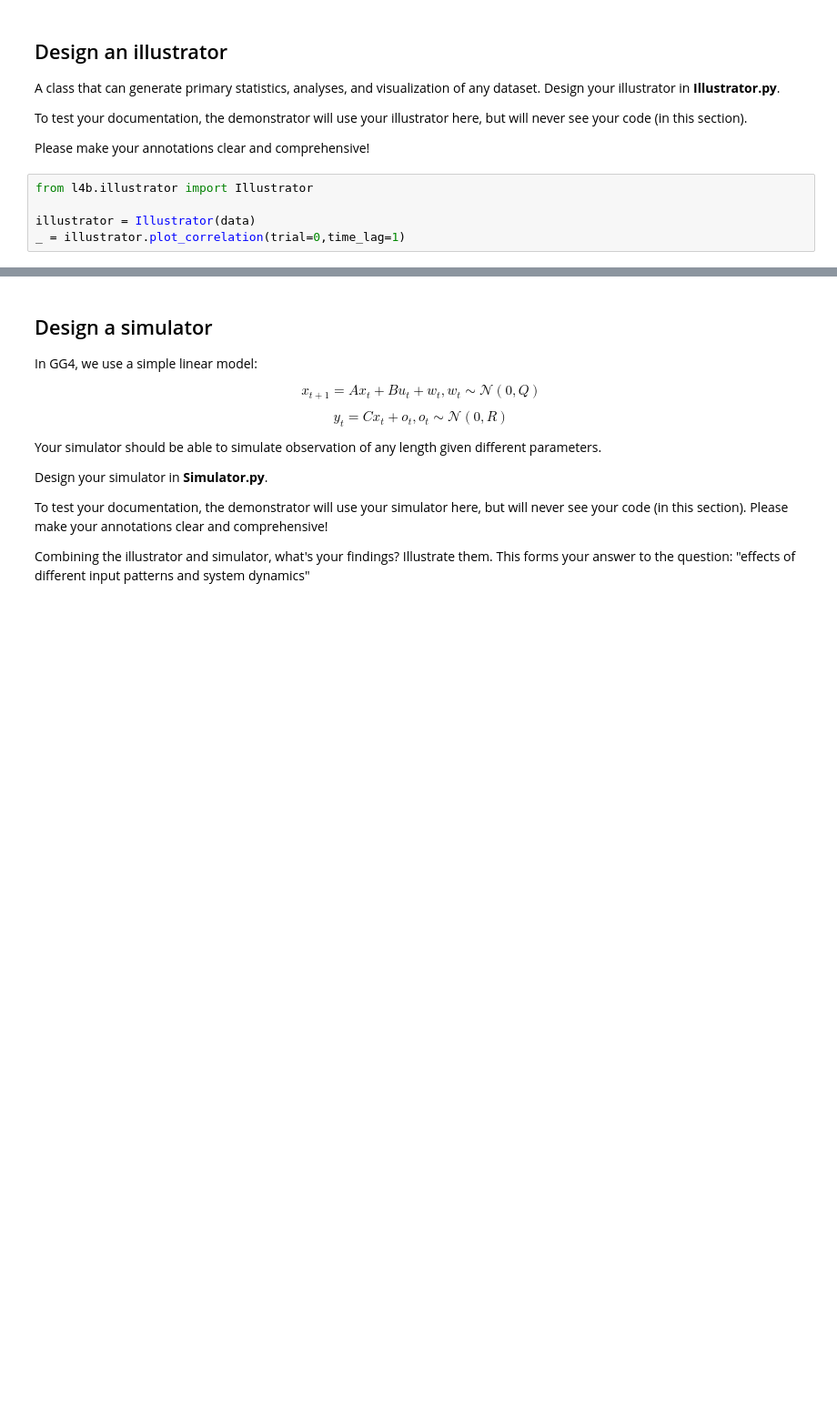
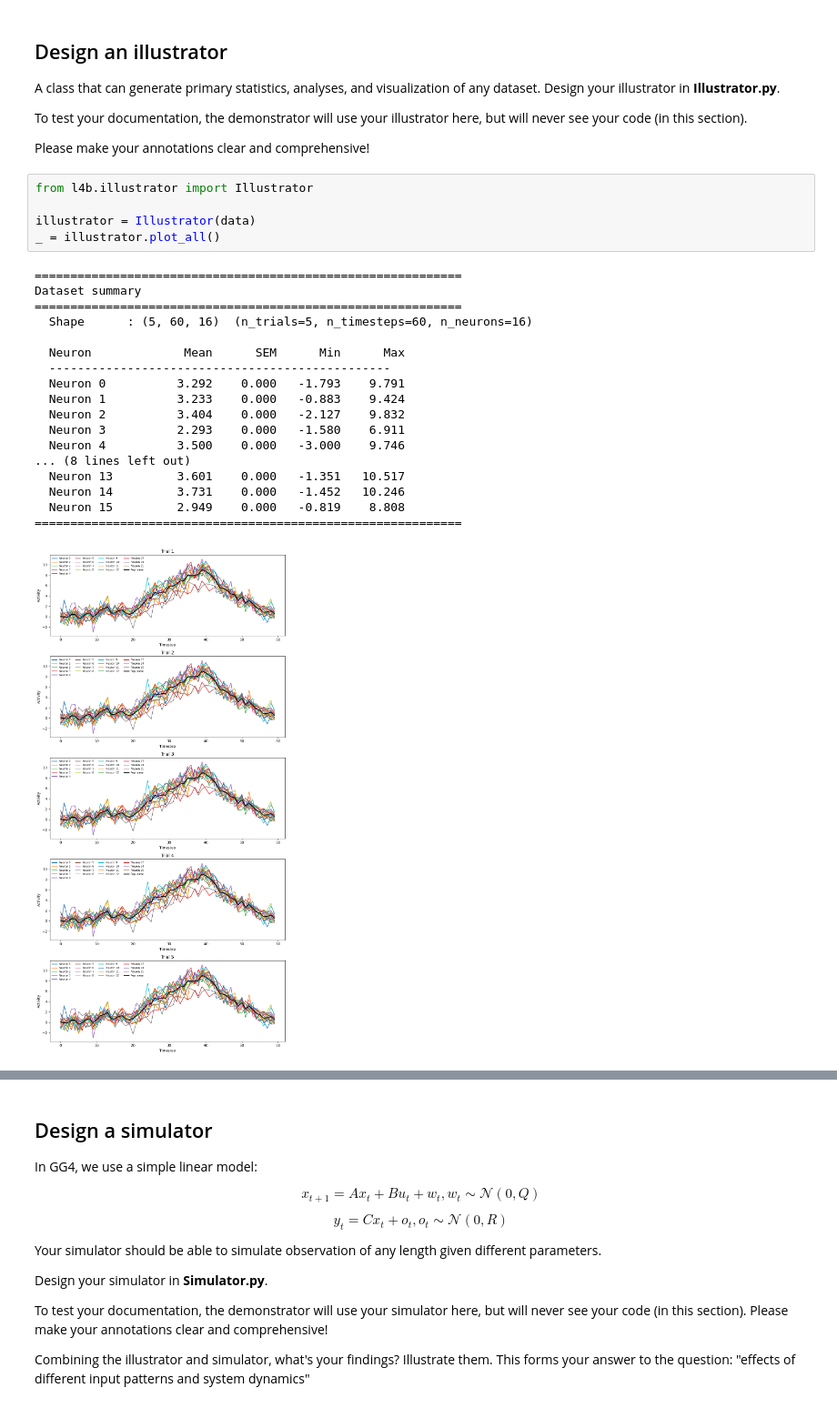
Before and after one commit to 108AM/Neural-Control-with-Adaptive-State-Estimation, a Jupyter notebook: src/week_1/week1.ipynb, the cells around one changed output, grey strips where cells are left out. Shown at 91% size. Drawn from its saved outputs; the diff is of its cells as text; blank space fills up the shorter version.

```diff
--- a/src/week_1/week1.ipynb
+++ b/src/week_1/week1.ipynb
@@ -60,5 +61,24 @@ Please make your annotations clear and comprehensive!
 # %%
 from l4b.illustrator import Illustrator
 
 illustrator = Illustrator(data)
-_ = illustrator.plot_correlation(trial=0,time_lag=1)
+_ = illustrator.plot_all()
+# %% [output]
+============================================================
+Dataset summary
+============================================================
+  Shape      : (5, 60, 16)  (n_trials=5, n_timesteps=60, n_neurons=16)
+
+  Neuron             Mean      SEM      Min      Max
+  ------------------------------------------------
+  Neuron 0          3.292    0.000   -1.793    9.791
+  Neuron 1          3.233    0.000   -0.883    9.424
+  Neuron 2          3.404    0.000   -2.127    9.832
+  Neuron 3          2.293    0.000   -1.580    6.911
+  Neuron 4          3.500    0.000   -3.000    9.746
+... (8 lines left out)
+  Neuron 13         3.601    0.000   -1.351   10.517
+  Neuron 14         3.731    0.000   -1.452   10.246
+  Neuron 15         2.949    0.000   -0.819    8.808
+============================================================
+[figure, added]
```
Also changed, not shown: parts of 18 cells of this notebook.
